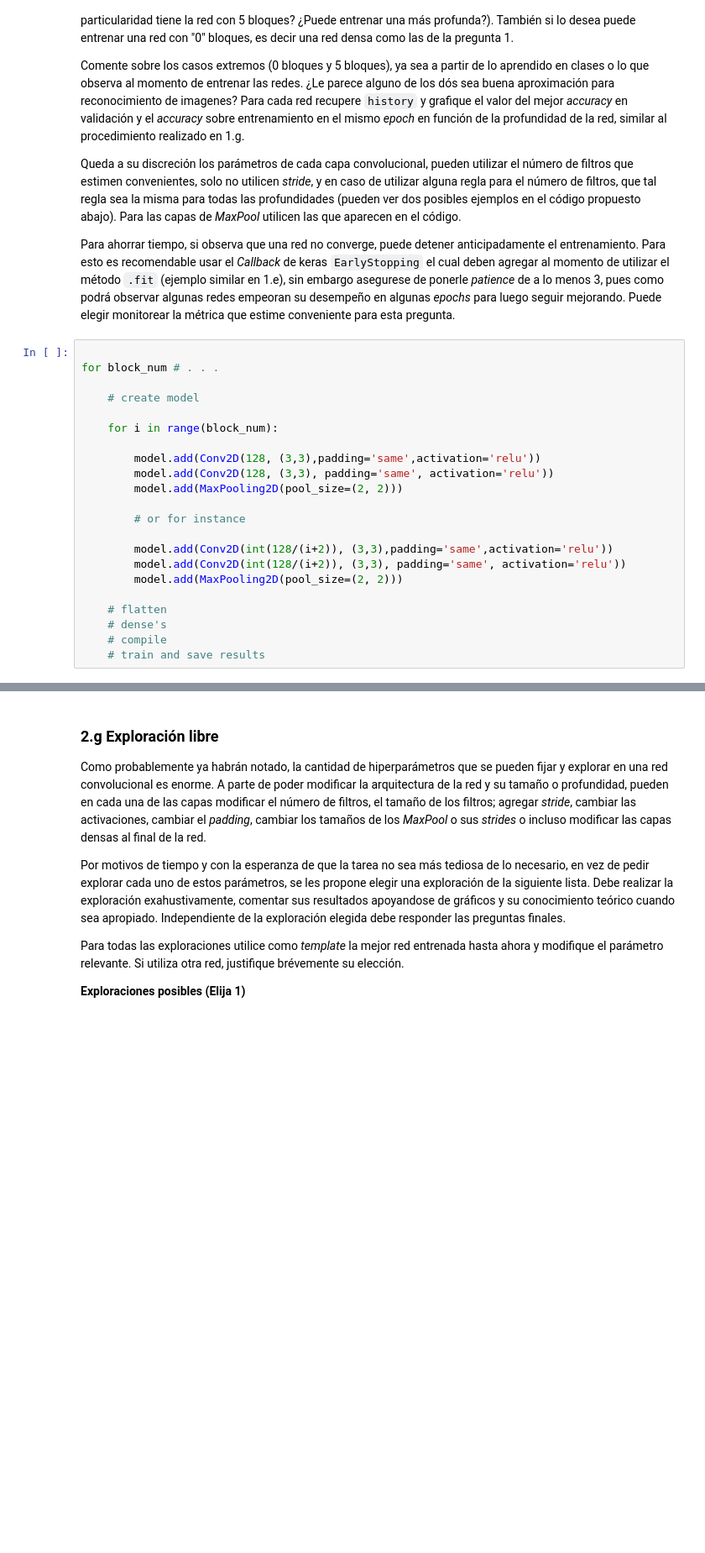
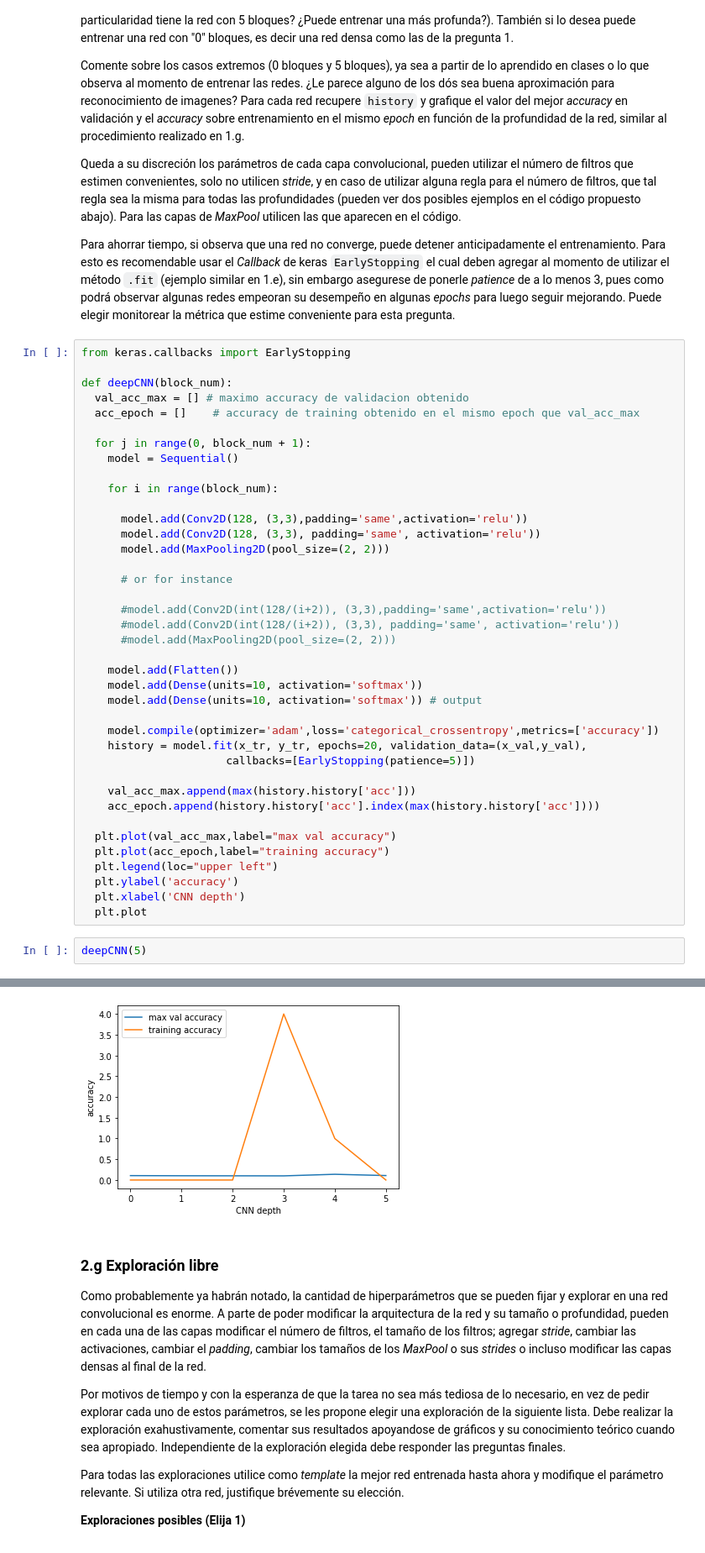
Before and after one commit to gekkoseba/Redes-neuronales, a Jupyter notebook: Tareas/Enunciado Tarea 1.ipynb, the cells around one changed output, grey strips where cells are left out. Shown at 84% size. Saved outputs shown, nothing was run; the diff lists cells and outputs as text; blank space fills up the shorter version.

```diff
--- a/Tareas/Enunciado Tarea 1.ipynb
+++ b/Tareas/Enunciado Tarea 1.ipynb
@@ -1818,24 +1825,44 @@ Queda a su discreción los parámetros de cada capa convolucional, pueden utiliz
 
 Para ahorrar tiempo, si observa que una red no converge, puede detener anticipadamente el entrenamiento. Para esto es recomendable usar el _Callback_ de keras `EarlyStopping` el cual deben agregar al momento de utilizar el método `.fit` (ejemplo similar en 1.e), sin embargo asegurese de ponerle _patience_ de a lo menos 3, pues como podrá observar algunas redes empeoran su desempeño en algunas _epochs_ para luego seguir mejorando. Puede elegir monitorear la métrica que estime conveniente para esta pregunta.
 # %%
+from keras.callbacks import EarlyStopping
 
-for block_num # . . .
+def deepCNN(block_num):
+  val_acc_max = [] # maximo accuracy de validacion obtenido
+  acc_epoch = []    # accuracy de training obtenido en el mismo epoch que val_acc_max
 
-    # create model
+  for j in range(0, block_num + 1):
+    model = Sequential()
 
     for i in range(block_num):
 
-        model.add(Conv2D(128, (3,3),padding='same',activation='relu'))
-        model.add(Conv2D(128, (3,3), padding='same', activation='relu'))
-        model.add(MaxPooling2D(pool_size=(2, 2)))
+      model.add(Conv2D(128, (3,3),padding='same',activation='relu'))
+      model.add(Conv2D(128, (3,3), padding='same', activation='relu'))
+      model.add(MaxPooling2D(pool_size=(2, 2)))
 
-        # or for instance
+      # or for instance
 
-        model.add(Conv2D(int(128/(i+2)), (3,3),padding='same',activation='relu'))
-        model.add(Conv2D(int(128/(i+2)), (3,3), padding='same', activation='relu'))
-        model.add(MaxPooling2D(pool_size=(2, 2)))
+      #model.add(Conv2D(int(128/(i+2)), (3,3),padding='same',activation='relu'))
+      #model.add(Conv2D(int(128/(i+2)), (3,3), padding='same', activation='relu'))
+      #model.add(MaxPooling2D(pool_size=(2, 2)))
 
-    # flatten
-    # dense's
-    # compile
-    # train and save results
+    model.add(Flatten())
+    model.add(Dense(units=10, activation='softmax'))
+    model.add(Dense(units=10, activation='softmax')) # output
+
+    model.compile(optimizer='adam',loss='categorical_crossentropy',metrics=['accuracy'])
+    history = model.fit(x_tr, y_tr, epochs=20, validation_data=(x_val,y_val),
+                      callbacks=[EarlyStopping(patience=5)])
+
+    val_acc_max.append(max(history.history['acc']))
+    acc_epoch.append(history.history['acc'].index(max(history.history['acc'])))
+
+  plt.plot(val_acc_max,label="max val accuracy")
+  plt.plot(acc_epoch,label="training accuracy")
+  plt.legend(loc="upper left")
+  plt.ylabel('accuracy')
+  plt.xlabel('CNN depth')
+  plt.plot
+# %%
+deepCNN(5)
+# %% [output]
@@ -1842,3 +1886,4 @@ for block_num # . . .
+[figure, added]
 # %% [markdown]
 ### 2.g Exploración libre
 
```
Also changed, not shown: parts of 9 cells of this notebook.
